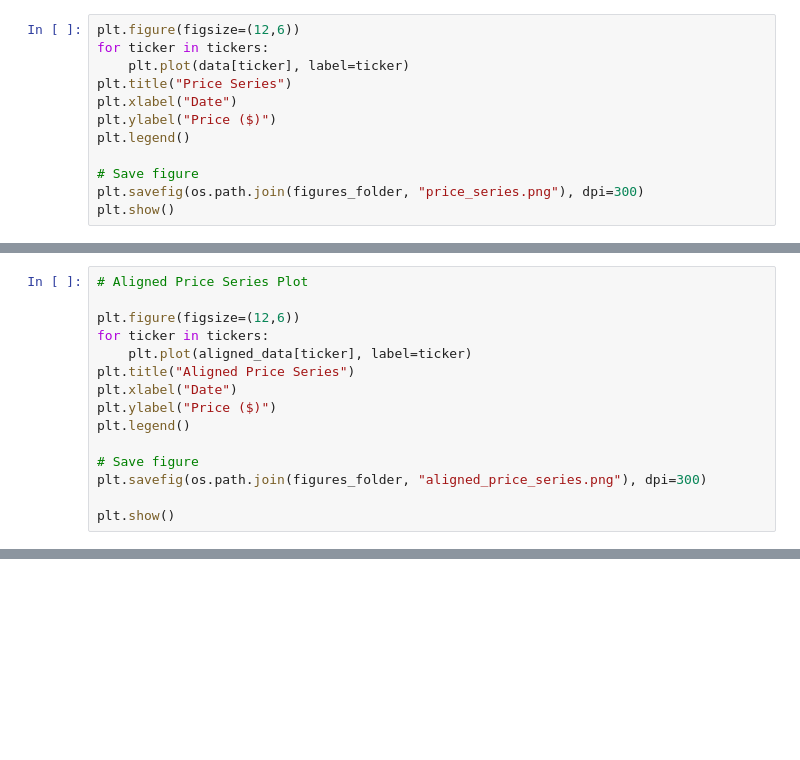
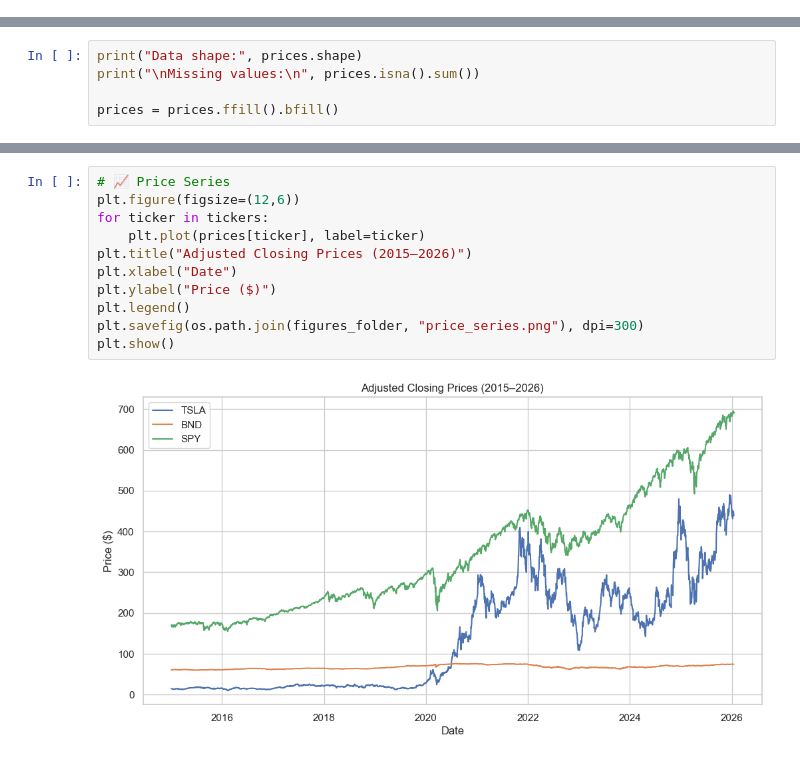
Before and after one commit to bekonad/portfolio-optimization, a Jupyter notebook: notebooks/task1_EDA.ipynb, the cells around one changed output, grey strips where cells are left out. Saved outputs shown, nothing was run; the diff lists cells and outputs as text; blank space fills up the shorter version.

Commit message:
✅ Complete Task 1: EDA, cleaned prices/returns, risk metrics, figures updated

```diff
--- a/notebooks/task1_EDA.ipynb
+++ b/notebooks/task1_EDA.ipynb
@@ -161,12 +0,0 @@ plt.show()
-# %%
-plt.figure(figsize=(12,6))
-for ticker in tickers:
-    plt.plot(data[ticker], label=ticker)
-plt.title("Price Series")
-plt.xlabel("Date")
-plt.ylabel("Price ($)")
-plt.legend()
-
-# Save figure
-plt.savefig(os.path.join(figures_folder, "price_series.png"), dpi=300)
-plt.show()
@@ -312,15 +0,0 @@ print(f"✅ Aligned returns saved: {aligned_returns_file}")
-# %%
-# Aligned Price Series Plot
-
-plt.figure(figsize=(12,6))
-for ticker in tickers:
-    plt.plot(aligned_data[ticker], label=ticker)
-plt.title("Aligned Price Series")
-plt.xlabel("Date")
-plt.ylabel("Price ($)")
-plt.legend()
-
-# Save figure
-plt.savefig(os.path.join(figures_folder, "aligned_price_series.png"), dpi=300)
-
-plt.show()
@@ -393,0 +105,5 @@ All files are saved in their respective folders:
+# %%
+print("Data shape:", prices.shape)
+print("\nMissing values:\n", prices.isna().sum())
+
+prices = prices.ffill().bfill()
@@ -393,0 +161,13 @@ All files are saved in their respective folders:
+# %%
+# 📈 Price Series
+plt.figure(figsize=(12,6))
+for ticker in tickers:
+    plt.plot(prices[ticker], label=ticker)
+plt.title("Adjusted Closing Prices (2015–2026)")
+plt.xlabel("Date")
+plt.ylabel("Price ($)")
+plt.legend()
+plt.savefig(os.path.join(figures_folder, "price_series.png"), dpi=300)
+plt.show()
+# %% [output]
+[figure, added]
```
Also changed, not shown: parts of 49 cells of this notebook, 12 other files.
